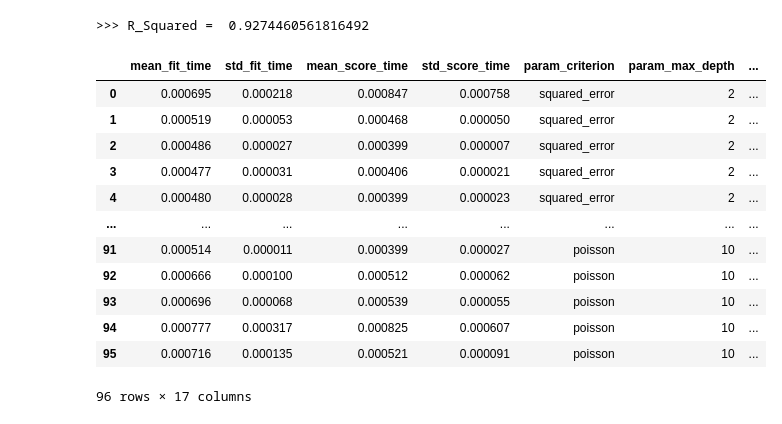
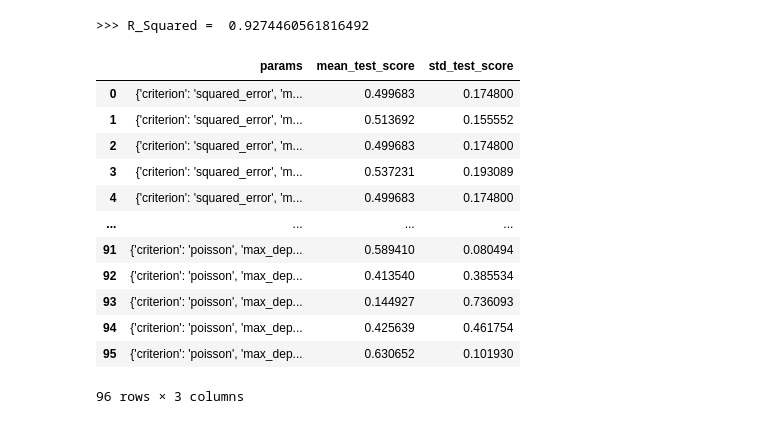
Before and after one commit to wld159/LAB_Codes, a Jupyter notebook: Python/2022-1 빅데이터와인공지능/Machine Learning/HW_3_Machine_Learning.ipynb, the cells around one changed output. Cells and saved outputs as stored; diff of their text form; code cells hidden in the pictures.

Commit message:
Apply R2 score for DecisionTreeRegressor

```diff
--- a/Python/2022-1 빅데이터와인공지능/Machine Learning/HW_3_Machine_Learning.ipynb
+++ b/Python/2022-1 빅데이터와인공지능/Machine Learning/HW_3_Machine_Learning.ipynb
@@ -255,31 +294,30 @@ X_train, X_test, y_train, y_test = train_test_split(X, y, test_size=0.2, random_
 # %%
 # GridSearchCV
 parameters = {'criterion':['squared_error', 'friedman_mse', 'absolute_error', 'poisson'],\
             'splitter':['best', 'random'],\
             'max_depth':[2, 3, 5, 10],\
             'min_samples_split':[2, 3, 5]}
 
-grid_dreg = GridSearchCV(tree_reg, param_grid=parameters, scoring="accuracy", cv=5)
+grid_dreg = GridSearchCV(tree_reg, param_grid=parameters, scoring='r2', cv=5)
 grid_dreg.fit(X_train, y_train)
 
 df_scores = pd.DataFrame(grid_dreg.cv_results_)
+df_scores = df_scores[['params', 'mean_test_score', 'std_test_score']]
 df_scores
-# df_scores[['params', 'mean_test_score', 'rank_test_score', 'split0_test_score', 'split1_test_score', 'split2_test_score']]
-# Error: all values from 'mean_test_score' columns have been calcaulated as NaN
 # %% [output]
-|  | mean_fit_time | std_fit_time | mean_score_time | std_score_time | param_criterion | param_max_depth | ... |
-| 0 | 0.000695 | 0.000218 | 0.000847 | 0.000758 | squared_error | 2 | ... |
-| 1 | 0.000519 | 0.000053 | 0.000468 | 0.000050 | squared_error | 2 | ... |
-| 2 | 0.000486 | 0.000027 | 0.000399 | 0.000007 | squared_error | 2 | ... |
-| 3 | 0.000477 | 0.000031 | 0.000406 | 0.000021 | squared_error | 2 | ... |
-| 4 | 0.000480 | 0.000028 | 0.000399 | 0.000023 | squared_error | 2 | ... |
-| ... | ... | ... | ... | ... | ... | ... | ... |
-| 91 | 0.000514 | 0.000011 | 0.000399 | 0.000027 | poisson | 10 | ... |
-| 92 | 0.000666 | 0.000100 | 0.000512 | 0.000062 | poisson | 10 | ... |
-| 93 | 0.000696 | 0.000068 | 0.000539 | 0.000055 | poisson | 10 | ... |
-| 94 | 0.000777 | 0.000317 | 0.000825 | 0.000607 | poisson | 10 | ... |
-| 95 | 0.000716 | 0.000135 | 0.000521 | 0.000091 | poisson | 10 | ... |
+|  | params | mean_test_score | std_test_score |
+| 0 | {'criterion': 'squared_error', 'm... | 0.499683 | 0.174800 |
+| 1 | {'criterion': 'squared_error', 'm... | 0.513692 | 0.155552 |
+| 2 | {'criterion': 'squared_error', 'm... | 0.499683 | 0.174800 |
+| 3 | {'criterion': 'squared_error', 'm... | 0.537231 | 0.193089 |
+| 4 | {'criterion': 'squared_error', 'm... | 0.499683 | 0.174800 |
+| ... | ... | ... | ... |
+| 91 | {'criterion': 'poisson', 'max_dep... | 0.589410 | 0.080494 |
+| 92 | {'criterion': 'poisson', 'max_dep... | 0.413540 | 0.385534 |
+| 93 | {'criterion': 'poisson', 'max_dep... | 0.144927 | 0.736093 |
+| 94 | {'criterion': 'poisson', 'max_dep... | 0.425639 | 0.461754 |
+| 95 | {'criterion': 'poisson', 'max_dep... | 0.630652 | 0.101930 |
-96 rows × 17 columns
+96 rows × 3 columns
 # %%
 # Decision Tree Visualization
 dot_data_2 = tree.export_graphviz(tree_reg, out_file=None, \
```
Also changed, not shown: parts of 3 cells of this notebook.
